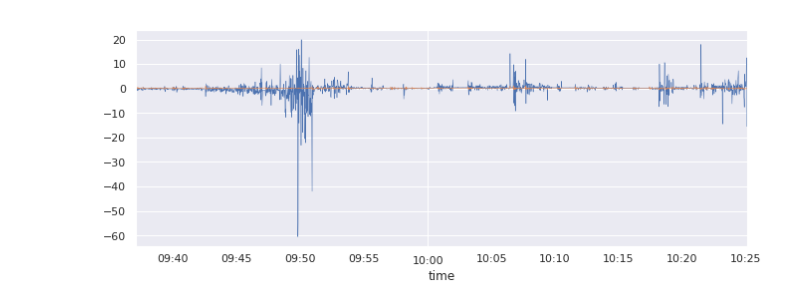
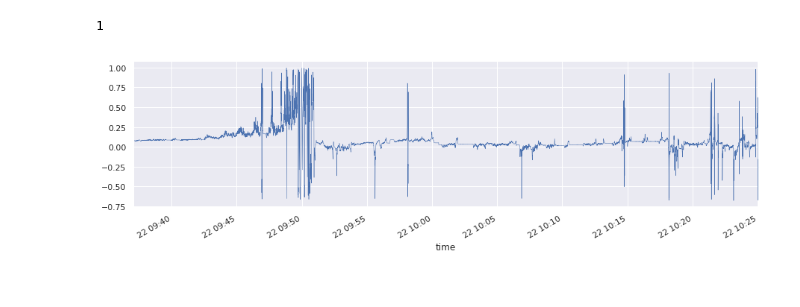
Before and after one commit to lorenz0890/road_condition_classification, a Jupyter notebook: rctc_notebook.ipynb, the cells around one changed output. Drawn from its saved outputs; the diff is of its cells as text; code cells hidden in the pictures.

Commit message:
working on normalization with regards to orientation

```diff
--- a/rctc_notebook.ipynb
+++ b/rctc_notebook.ipynb
@@ -35,14 +35,25 @@ data = preprocessor.remove_nans(data, replacement_mode='del_row')
 # 2.3 Normalization
 acelerometer_columns = ['acceleration_x', 'acceleration_y', 'acceleration_z']
 gravity_columns = ['gravity_x', 'gravity_y', 'gravity_z']
+orientation_columns = ['orientation_x', 'orientation_y', 'orientation_z', 'orientation_w']
+
 data = preprocessor.project_accelerometer_to_global_coordinates(
             data,
-            mode ='known_gravity',
+            mode ='orientation',
+            target_columns = acelerometer_columns,
+            support_columns = orientation_columns)
+
+data = preprocessor.project_accelerometer_to_global_coordinates(
+            data,
+            mode ='gravity',
             target_columns = acelerometer_columns,
             support_columns = gravity_columns)
 
-#data = preprocessor.znormalize_quantitative_data(data, data_column_names[1:])
-#data = preprocessor.min_max_normalize_quantitative_data(data, data_column_names)
+
+
+
+data = preprocessor.znormalize_quantitative_data(data, data_column_names[1:])
+#data = preprocessor.min_max_normalize_quantitative_data(data, data_column_names[1:])
 
 # 2.4 Segment data
 # Coarse Label: Null=0, Still=1, Walking=2, Run=3, Bike=4, Car=5, Bus=6, Train=7, Subway=8
@@ -61,3 +72,8 @@ for car_segment in car_segments:
                                 )
         for road_segment in road_segments:
             data_segments.append(road_segment)
+
+#2.5 Low Pass filtering
+for ind in range(len(data_segments)):
+    data_segments[ind] = data_segments[ind].set_index('time')
+    data_segments[ind] = preprocessor.resample_quantitative_data(data_segments[ind], freq='100ms')
@@ -112,10 +79,0 @@ time
-# %%
-# Visual anlaysis:
-sns.set(rc={'figure.figsize':(11, 4)})
-import numpy
-(filtered['acceleration_x']*(filtered['orientation_x']/filtered['orientation_w'])).plot(linewidth=0.5);
-(filtered['orientation_x']).plot(linewidth=0.5);
-#filtered[1]['coarse_label'].plot(linewidth=0.5);
-#filtered[1]['road_label'].plot(linewidth=0.5);
-#filtered['acceleration_z'].plot(linewidth=0.5);
-#print(data.keys())
@@ -124,5 +80,13 @@ import numpy
-# %%
-(filtered['acceleration_y']*(filtered['orientation_y']/filtered['orientation_w'])).plot(linewidth=0.5);
-(filtered['acceleration_y']).plot(linewidth=0.5);
-# %% [output]
-[figure, removed]
+# %%
+# Visual anlaysis:
+#Outlier removal:
+#https://nextjournal.com/schmudde/how-to-remove-outliers-in-data
+sns.set(rc={'figure.figsize':(15, 4)})
+(data_segments[1]['acceleration_x']
+ [data_segments[1]['acceleration_x'].between(
+     data_segments[1]['acceleration_x'].quantile(.01), data_segments[1]['acceleration_x'].quantile(.99)
+ )]).plot(linewidth=0.5);
+print(data_segments[1]['road_label'].iloc[0]); # 1 = City
+# %% [output]
+1
+[figure, added]
```
Also changed, not shown: parts of 5 cells of this notebook, 1 other file.
